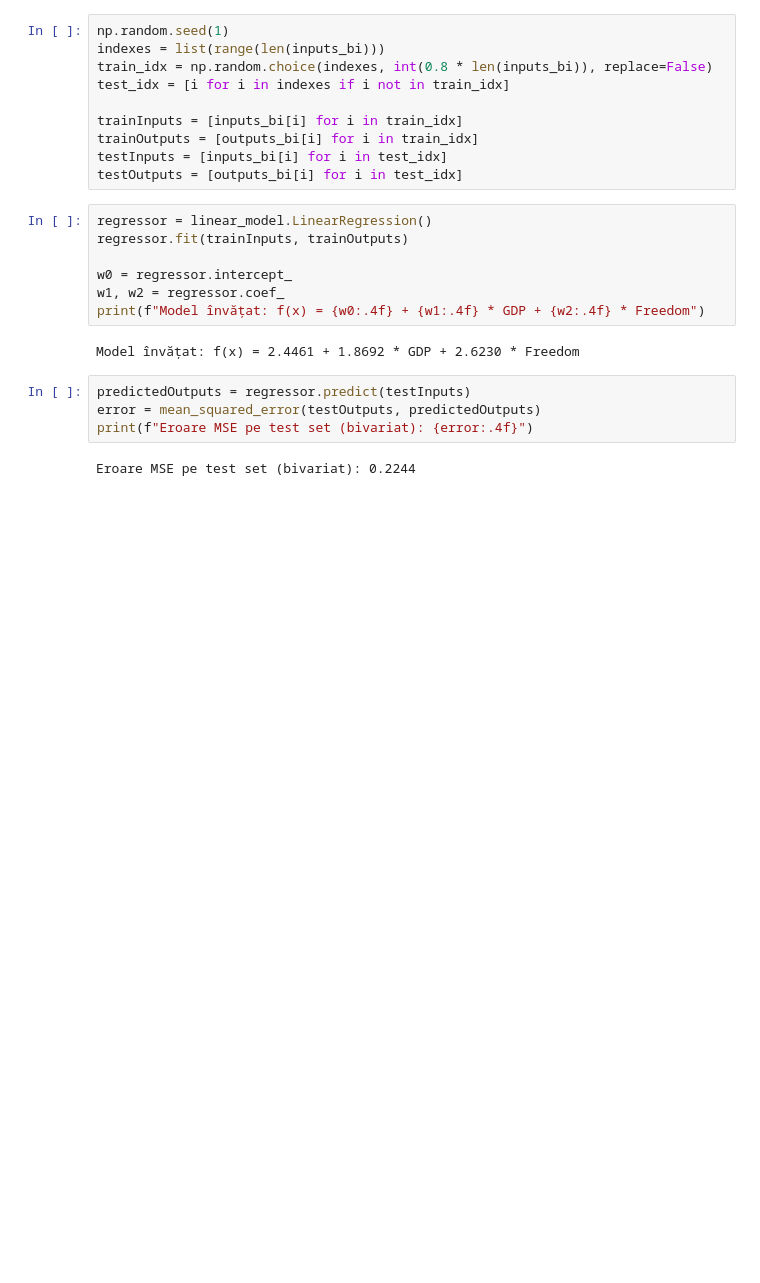
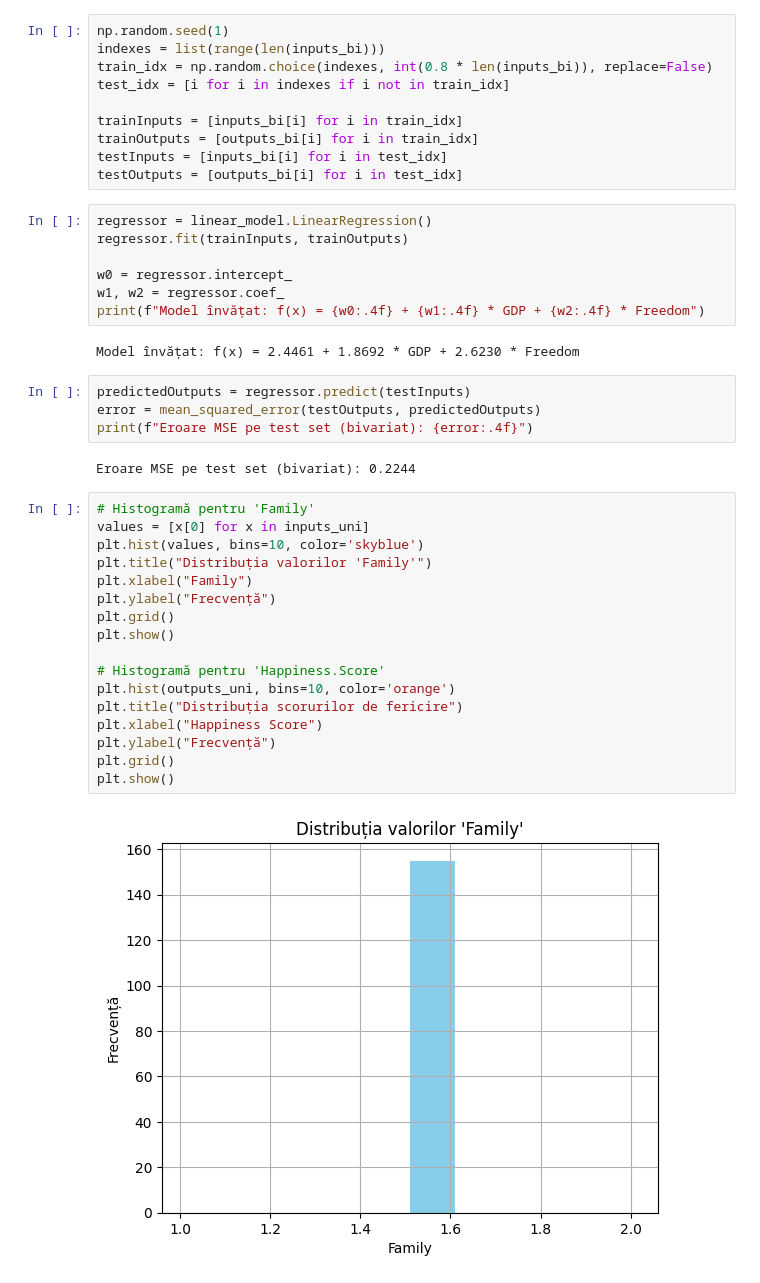
Before and after one commit to ssztnt/cs-ubb, a Jupyter notebook: year2/semestrul2/AI/Laborator/lab5-regresii/lab05-regresii.ipynb, the cells around one changed output. Cells and saved outputs as stored; diff of their text form; blank space fills up the shorter version.

```diff
--- a/year2/semestrul2/AI/Laborator/lab5-regresii/lab05-regresii.ipynb
+++ b/year2/semestrul2/AI/Laborator/lab5-regresii/lab05-regresii.ipynb
@@ -98,3 +98,22 @@ error = mean_squared_error(testOutputs, predictedOutputs)
 print(f"Eroare MSE pe test set (bivariat): {error:.4f}")
 # %% [output]
 Eroare MSE pe test set (bivariat): 0.2244
+# %%
+# Histogramă pentru 'Family'
+values = [x[0] for x in inputs_uni]
+plt.hist(values, bins=10, color='skyblue')
+plt.title("Distribuția valorilor 'Family'")
+plt.xlabel("Family")
+plt.ylabel("Frecvență")
+plt.grid()
+plt.show()
+
+# Histogramă pentru 'Happiness.Score'
+plt.hist(outputs_uni, bins=10, color='orange')
+plt.title("Distribuția scorurilor de fericire")
+plt.xlabel("Happiness Score")
+plt.ylabel("Frecvență")
+plt.grid()
+plt.show()
+# %% [output]
+[figure, added]
```
Also changed, not shown: parts of 19 cells of this notebook, 22 other files.
